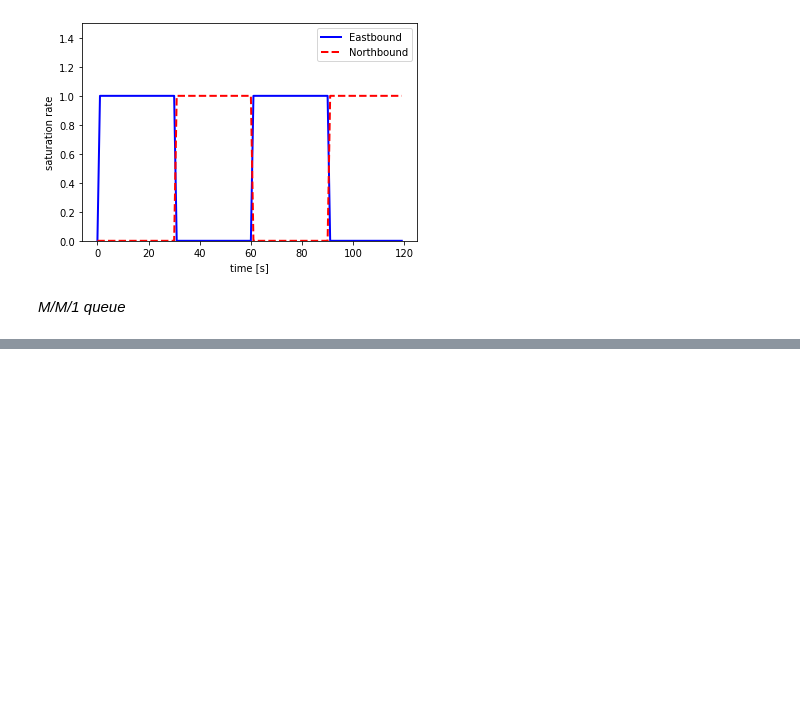
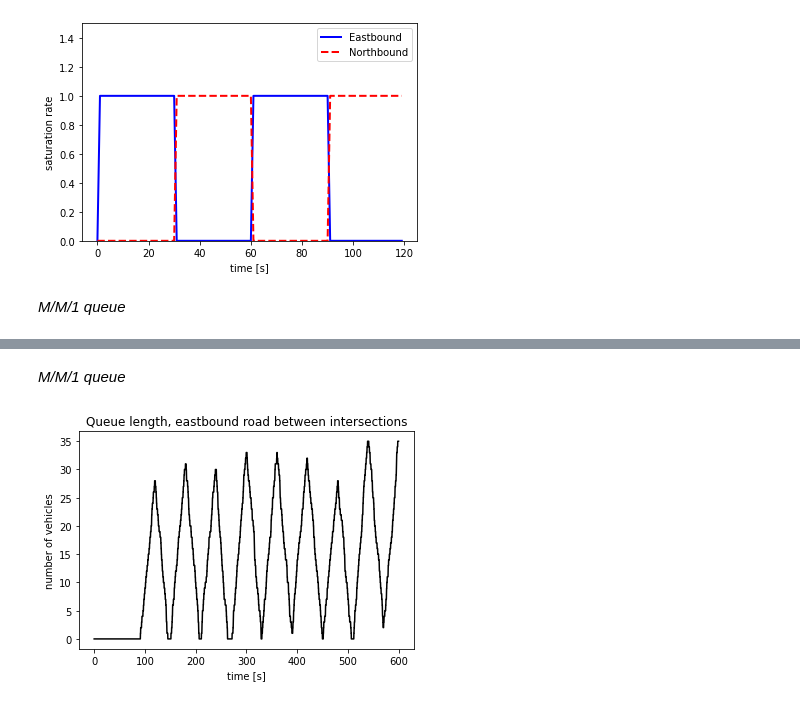
Before and after one commit to KingJohanna/vehicle-traffic-congestion-control, a Jupyter notebook: Simulation.ipynb, the cells around one changed output, grey strips where cells are left out. Cells and saved outputs as stored; diff of their text form; code cells hidden in the pictures; blank space fills up the shorter version.

```diff
--- a/Simulation.ipynb
+++ b/Simulation.ipynb
@@ -88,0 +130,2 @@ Average wait time, northbound road: 5.508196721311475 s
+# %% [markdown]
+*M/M/1 queue*
@@ -88,0 +158,37 @@ Average wait time, northbound road: 5.508196721311475 s
+# %%
+delta_t = 0.25
+
+while e1_queue.time < 600:
+    e1_queue.run_event(delta_t=delta_t, saturation_rate=e_controller.saturation_rate(e1_queue.time))
+
+    e2_queue.run_event(delta_t=delta_t, saturation_rate=e_controller.saturation_rate(e1_queue.time))
+
+    w1_queue.run_event(delta_t=delta_t, saturation_rate=e_controller.saturation_rate(e1_queue.time))
+
+    w2_queue.run_event(delta_t=delta_t, saturation_rate=e_controller.saturation_rate(e1_queue.time))
+
+    n1_queue.run_event(delta_t=delta_t, saturation_rate=n_controller.saturation_rate(e1_queue.time))
+
+    n2_queue.run_event(delta_t=delta_t, saturation_rate=n_controller.saturation_rate(e1_queue.time))
+
+    s1_queue.run_event(delta_t=delta_t, saturation_rate=n_controller.saturation_rate(e1_queue.time))
+
+    s2_queue.run_event(delta_t=delta_t, saturation_rate=n_controller.saturation_rate(e1_queue.time))
+
+e1_queue_length, e1_departures, e1_arrivals, e1_wait_time = e1_queue.get_stats()
+e2_queue_length, e2_departures, e2_arrivals, e2_wait_time = e2_queue.get_stats()
+w1_queue_length, w1_departures, w1_arrivals, w1_wait_time = w1_queue.get_stats()
+w2_queue_length, w2_departures, w2_arrivals, w2_wait_time = w2_queue.get_stats()
+n1_queue_length, n1_departures, n1_arrivals, n1_wait_time = n1_queue.get_stats()
+n2_queue_length, n2_departures, n2_arrivals, n2_wait_time = n2_queue.get_stats()
+s1_queue_length, s1_departures, s1_arrivals, s1_wait_time = s1_queue.get_stats()
+s2_queue_length, s2_departures, s2_arrivals, s2_wait_time = s2_queue.get_stats()
+# %%
+plt.plot(np.arange(0.,600.+delta_t,delta_t), e2_queue_length, 'black')
+#plt.ylim([0,50])
+plt.xlabel('time [s]')
+plt.ylabel('number of vehicles')
+plt.title('Queue length, eastbound road between intersections')
+plt.show()
+# %% [output]
+[figure, added]
```
Also changed, not shown: parts of 8 cells of this notebook, 1 other file.
